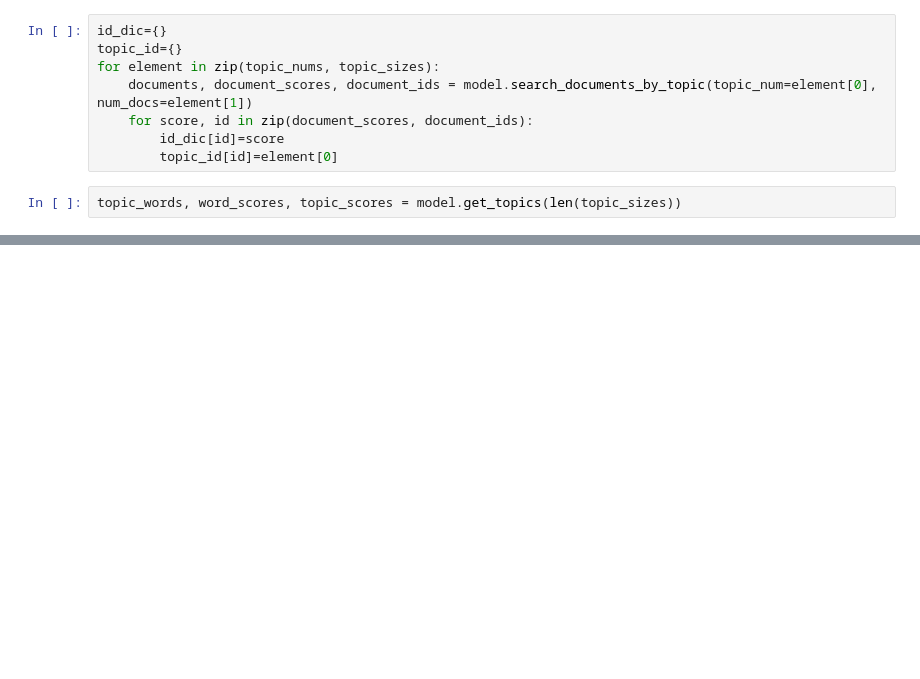
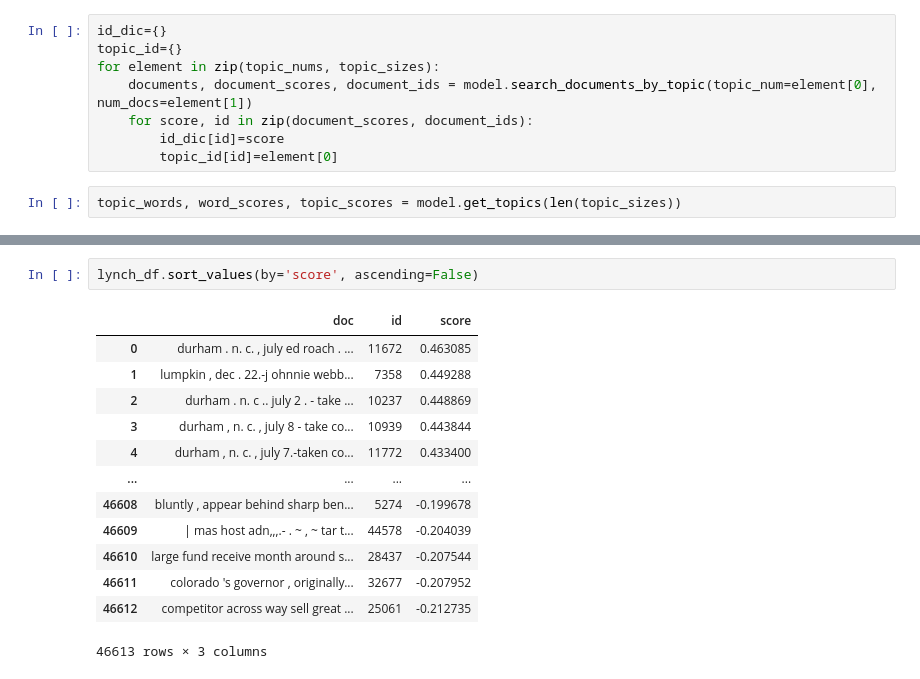
Before and after one commit to park-jay/kkk, a Jupyter notebook: label-newspaper.ipynb, the cells around one changed output, grey strips where cells are left out. Cells and saved outputs as stored; diff of their text form; blank space fills up the shorter version.

```diff
--- a/label-newspaper.ipynb
+++ b/label-newspaper.ipynb
@@ -193,0 +352,16 @@ array([['hand', 'effort', 'ing', 'begin', 'bring', 'here', 'hall', 'far',
+# %%
+lynch_df.sort_values(by='score', ascending=False)
+# %% [output]
+|  | doc | id | score |
+| 0 | durham . n. c. , july ed roach . ... | 11672 | 0.463085 |
+| 1 | lumpkin , dec . 22.-j ohnnie webb... | 7358 | 0.449288 |
+| 2 | durham . n. c .. july 2 . - take ... | 10237 | 0.448869 |
+| 3 | durham , n. c. , july 8 - take co... | 10939 | 0.443844 |
+| 4 | durham , n. c. , july 7.-taken co... | 11772 | 0.433400 |
+| ... | ... | ... | ... |
+| 46608 | bluntly , appear behind sharp ben... | 5274 | -0.199678 |
+| 46609 | | mas host adn,,,.- . ~ , ~ tar t... | 44578 | -0.204039 |
+| 46610 | large fund receive month around s... | 28437 | -0.207544 |
+| 46611 | colorado 's governor , originally... | 32677 | -0.207952 |
+| 46612 | competitor across way sell great ... | 25061 | -0.212735 |
+46613 rows × 3 columns
```
Also changed, not shown: parts of 44 cells of this notebook.
